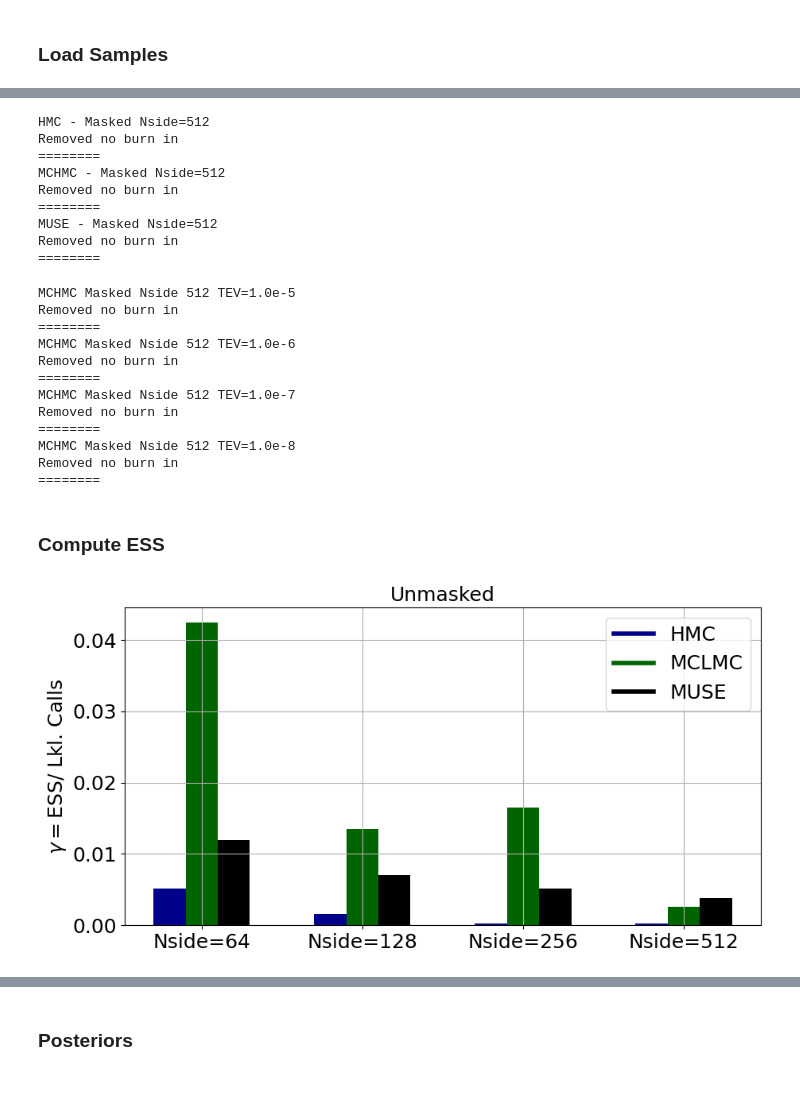
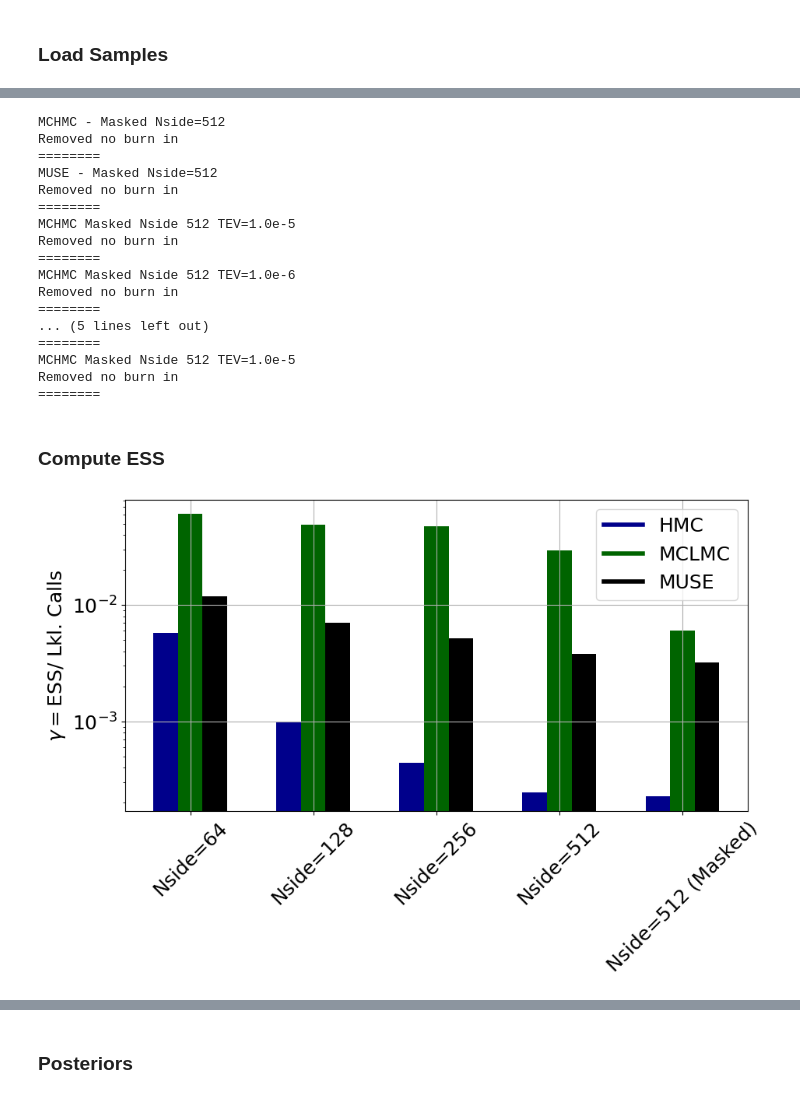
Before and after one commit to JaimeRZP/CMBLensingInferenceTestProblem, a Jupyter notebook: plotting/plotting.ipynb, the cells around one changed output, grey strips where cells are left out. Drawn from its saved outputs; the diff is of its cells as text; code cells hidden in the pictures.

Commit message:
plots

```diff
--- a/plotting/plotting.ipynb
+++ b/plotting/plotting.ipynb
@@ -36 +29,7 @@ MCHMC_512_path  = "../new_summaries/unmasked/MCHMC_summaries_Nside_512_use_map_t
+# %%
+HMC_64_path  = "../marius_summaries/unmasked/HMC_use_map_true_masking_false_Nside_64_N_1000_ϵ_0.05/"
+HMC_128_path  = "../marius_summaries/unmasked/HMC_use_map_true_masking_false_Nside_128_N_1500_ϵ_0.01/"
+HMC_256_path  = "../marius_summaries/unmasked/HMC_use_map_true_masking_false_Nside_256_N_1500_ϵ_0.01/"
+HMC_512_path  = "../marius_summaries/unmasked/HMC_use_map_true_masking_false_Nside_512_N_1500_ϵ_0.005/"
+masked_HMC_512_path  = "../marius_summaries/masked/HMC_use_map_true_masking_true_Nside_512_N_1500_ϵ_0.005/"
 # %%
@@ -202,82 +174,69 @@ MCHMC Nside 512 TEV=0.0001
 Removed no burn in
 ========
 # %%
-HMC_chain_masked_512 = make_chain(HMC_hyperparams_masked_512, 'HMC - Masked Nside=512')
 MCHMC_chain_masked_512 = make_chain(MCHMC_hyperparams_masked_512, 'MCHMC - Masked Nside=512')
 MUSE_chain_masked_512  = make_chain(MUSE_hyperparams_masked_512, 'MUSE - Masked Nside=512');
+
+MCHMC_chain_masked_512_TEV_one5 = make_chain(MCHMC_hyperparams_masked_512_TEV_one5, "MCHMC Masked Nside 512 TEV=1.0e-5")
+MCHMC_chain_masked_512_TEV_one6 = make_chain(MCHMC_hyperparams_masked_512_TEV_one6, "MCHMC Masked Nside 512 TEV=1.0e-6")
+MCHMC_chain_masked_512_TEV_one7 = make_chain(MCHMC_hyperparams_masked_512_TEV_one7, "MCHMC Masked Nside 512 TEV=1.0e-7")
+MCHMC_chain_masked_512_TEV_one8 = make_chain(MCHMC_hyperparams_masked_512_TEV_one8, "MCHMC Masked Nside 512 TEV=1.0e-8");
+
+HMC_chain_masked_512 = make_chain(HMC_hyperparams_masked_512, "MCHMC Masked Nside 512 TEV=1.0e-5")
 # %% [output]
-HMC - Masked Nside=512
-Removed no burn in
-========
 MCHMC - Masked Nside=512
 Removed no burn in
 ========
 MUSE - Masked Nside=512
 Removed no burn in
 ========
+MCHMC Masked Nside 512 TEV=1.0e-5
+Removed no burn in
+========
+MCHMC Masked Nside 512 TEV=1.0e-6
+Removed no burn in
+========
+... (5 lines left out)
+========
+MCHMC Masked Nside 512 TEV=1.0e-5
+Removed no burn in
+========
-# %%
-MCHMC_chain_masked_512_TEV_one5 = make_chain(MCHMC_hyperparams_masked_512_TEV_one5, "MCHMC Masked Nside 512 TEV=1.0e-5")
-MCHMC_chain_masked_512_TEV_one6 = make_chain(MCHMC_hyperparams_masked_512_TEV_one6, "MCHMC Masked Nside 512 TEV=1.0e-6")
-MCHMC_chain_masked_512_TEV_one7 = make_chain(MCHMC_hyperparams_masked_512_TEV_one7, "MCHMC Masked Nside 512 TEV=1.0e-7")
-MCHMC_chain_masked_512_TEV_one8 = make_chain(MCHMC_hyperparams_masked_512_TEV_one8, "MCHMC Masked Nside 512 TEV=1.0e-8")
-# %% [output]
-MCHMC Masked Nside 512 TEV=1.0e-5
-Removed no burn in
-========
-MCHMC Masked Nside 512 TEV=1.0e-6
-Removed no burn in
-========
-MCHMC Masked Nside 512 TEV=1.0e-7
-Removed no burn in
-========
-MCHMC Masked Nside 512 TEV=1.0e-8
-Removed no burn in
-========
 # %% [markdown]
 ### Compute ESS
 # %%
-#          HMC                                 MCLMC                                 MUSE
-#ESS_64 =  [np.min(HMC_ESS_64["ESS_per_lkl"]),  np.min(MCHMC_ESS_64["ESS_per_lkl"]),  np.min(MUSE_ESS_64["ESS_per_lkl"])]
-#ESS_128 = [np.min(HMC_ESS_128["ESS_per_lkl"]), np.min(MCHMC_ESS_128["ESS_per_lkl"]), np.min(MUSE_ESS_128["ESS_per_lkl"])]
-#ESS_256 = [np.min(HMC_ESS_256["ESS_per_lkl"]), np.min(MCHMC_ESS_256["ESS_per_lkl"]), np.min(MUSE_ESS_256["ESS_per_lkl"])]
-#ESS_512 = [np.min(HMC_ESS_512["ESS_per_lkl"]), np.min(MCHMC_ESS_512["ESS_per_lkl"]), np.min(MUSE_ESS_512["ESS_per_lkl"])]
-
-#                   HMC     MCLMC   MUSE
-ESS_64  = np.array([0.0052, np.min(MCHMC_ESS_64["ESS_per_lkl"]),  np.min(MUSE_ESS_64["ESS_per_lkl"])])
-ESS_128 = np.array([0.0016, np.min(MCHMC_ESS_128["ESS_per_lkl"]), np.min(MUSE_ESS_128["ESS_per_lkl"])])
-ESS_256 = np.array([0.00030,np.min(MCHMC_ESS_256["ESS_per_lkl"]), np.min(MUSE_ESS_256["ESS_per_lkl"])])
-ESS_512 = np.array([0.000285, np.min(MCHMC_ESS_512["ESS_per_lkl"]), np.min(MUSE_ESS_512["ESS_per_lkl"])])
-
-ESS_512_comp = np.array([
-    np.min(MCHMC_ESS_512_TEV_01["ESS_per_lkl"]),
-    np.min(MCHMC_ESS_512_TEV_005["ESS_per_lkl"]),
-    np.min(MCHMC_ESS_512_TEV_0001["ESS_per_lkl"]),
-    np.min(MUSE_ESS_512["ESS_per_lkl"])])
+#                  HMC                                  MCLMC                                 MUSE
+ESS_64  = np.array([np.min(HMC_ESS_64['ESS_per_lkl']),  np.min(MCHMC_ESS_64["ESS_per_lkl"]),  np.min(MUSE_ESS_64["ESS_per_lkl"])])
+ESS_128 = np.array([np.min(HMC_ESS_128['ESS_per_lkl']), np.min(MCHMC_ESS_128["ESS_per_lkl"]), np.min(MUSE_ESS_128["ESS_per_lkl"])])
+ESS_256 = np.array([np.min(HMC_ESS_256['ESS_per_lkl']), np.min(MCHMC_ESS_256["ESS_per_lkl"]), np.min(MUSE_ESS_256["ESS_per_lkl"])])
+ESS_512 = np.array([np.min(HMC_ESS_512['ESS_per_lkl']), np.min(MCHMC_ESS_512["ESS_per_lkl"]), np.min(MUSE_ESS_512["ESS_per_lkl"])])
+ESS_512_masked = np.array([np.min(HMC_ESS_masked_512['ESS_per_lkl']), np.min(MCHMC_ESS_masked_512["ESS_per_lkl"]), 0.0032])
 # %%
 nsides = np.array([64, 128, 256, 512])
 samplers = np.array(['HMC', 'MCLMC', 'MUSE'])
 # %%
 colors  =  ['darkblue', 'darkgreen', 'black']
 X = np.arange(3)/5
 fig = plt.figure(figsize=(8,4))
 ax = fig.add_axes([0,0,1,1])
 
 ax.bar(X,     ESS_64,  color = colors, width = 0.2)
 ax.bar(X + 1, ESS_128, color = colors, width = 0.2)
 ax.bar(X + 2, ESS_256, color = colors, width = 0.2)
 ax.bar(X + 3, ESS_512, color = colors, width = 0.2)
+ax.bar(X + 4, ESS_512_masked, color = colors, width = 0.2)
 
 plt.ylabel(r"$\gamma=$ESS/ Lkl. Calls")
-plt.xticks(np.array([X[1], X[1]+1, X[1]+2, X[1]+3]).flatten(),
-           np.array([['Nside=64'], ['Nside=128'], ['Nside=256'], ['Nside=512']]).flatten())
+plt.xticks(np.array([X[1], X[1]+1, X[1]+2, X[1]+3, X[1]+4]).flatten(),
+           np.array([['Nside=64'], ['Nside=128'], ['Nside=256'], ['Nside=512'], ['Nside=512 (Masked)']]).flatten(),
+           rotation=45)
 plt.grid()
-plt.title("Unmasked")
+plt.yscale('log')
 
 custom_lines = [Line2D([0], [0], color='darkblue', lw=4),
                 Line2D([0], [0], color='darkgreen', lw=4),
                 Line2D([0], [0], color='black', lw=4)]
 plt.legend(custom_lines, samplers)
 #plt.savefig("/mnt/c/Users/jaime/Desktop/mchmc_lensing/ESS_comp.pdf", bbox_inches='tight')
 plt.show()
 # %% [output]
-[figure, old version]
+[figure, new version]
```
Also changed, not shown: parts of 38 cells of this notebook, 2 other files.
